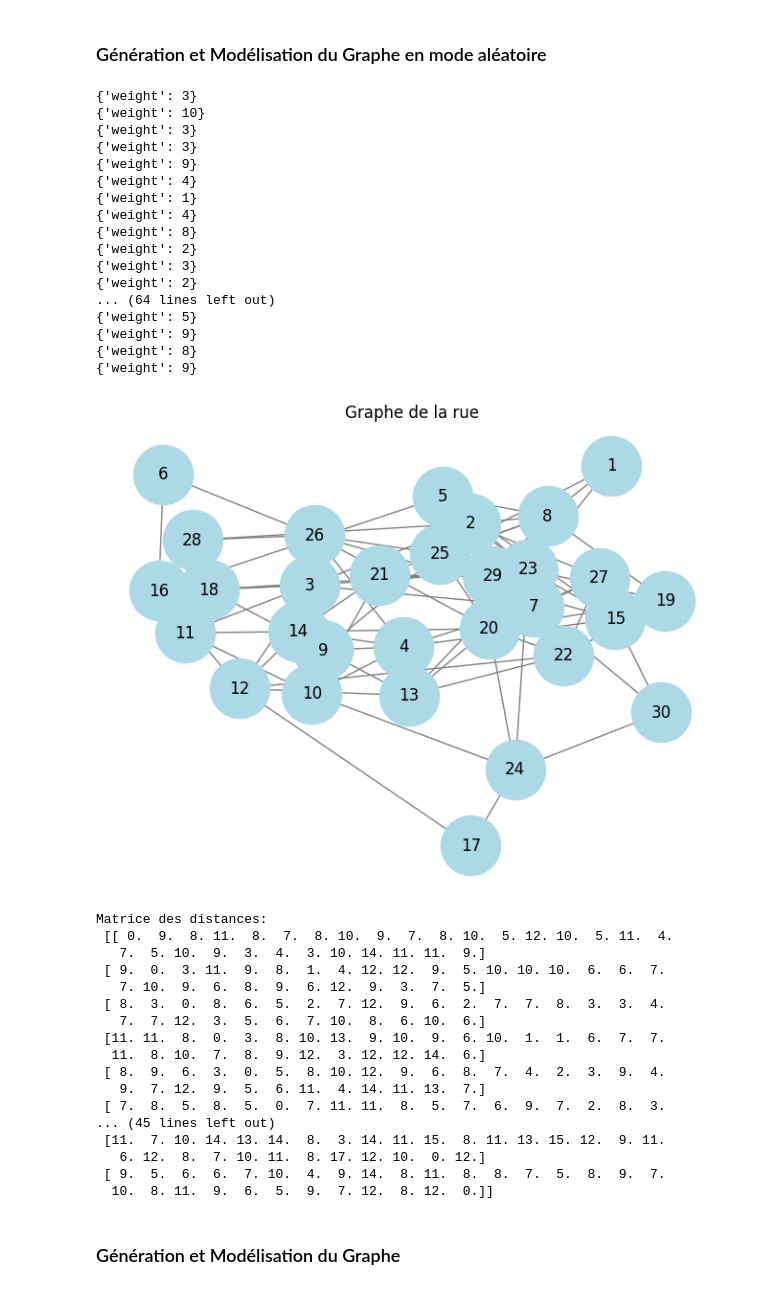
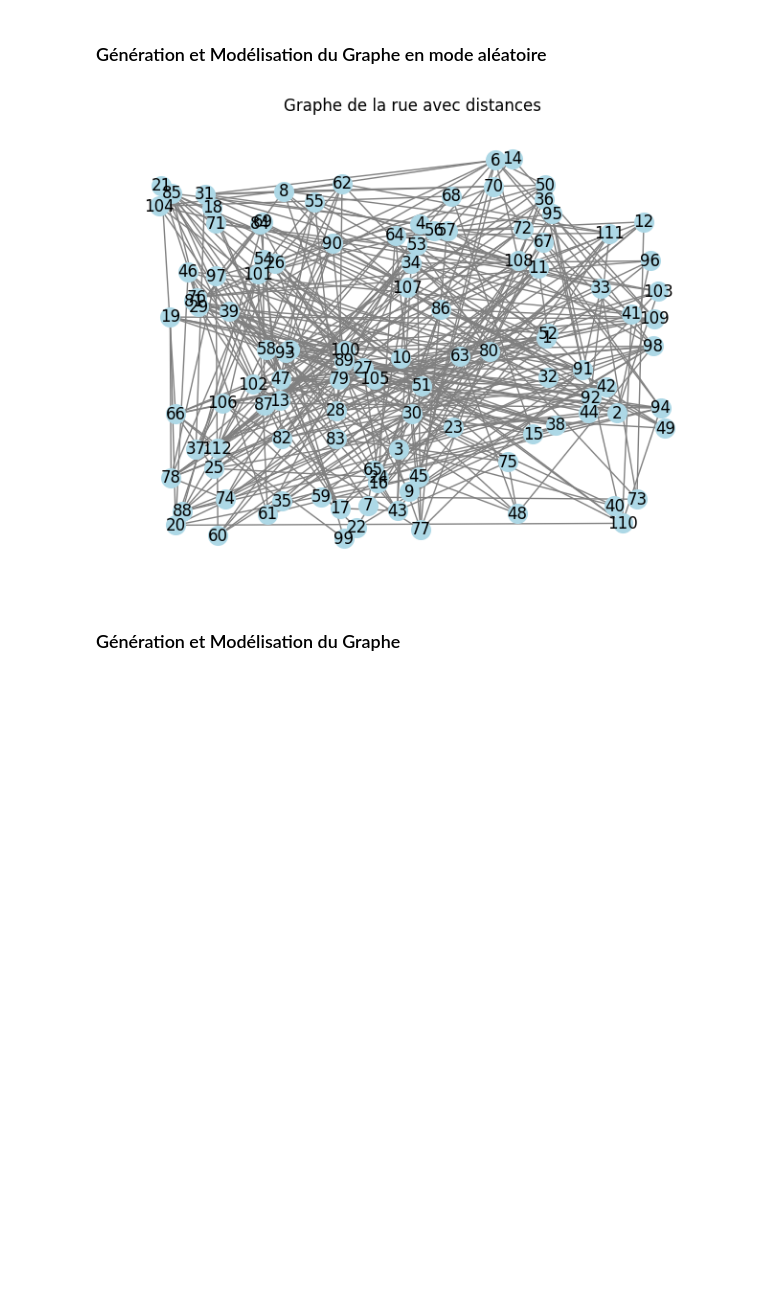
Before and after one commit to AirG213/Projet-Recherche-Operationnelle, a Jupyter notebook: Livrable2.ipynb, the cells around one changed output. Cells and saved outputs as stored; diff of their text form; code cells hidden in the pictures; blank space fills up the shorter version.

```diff
--- a/Livrable2.ipynb
+++ b/Livrable2.ipynb
@@ -111,79 +111,46 @@ ERROR: Could not open requirements file: [Errno 2] No such file or directory: 'r
 # %%
 import networkx as nx
 import matplotlib.pyplot as plt
 import random
+import numpy as np
 
+# Création du graphe
 G = nx.Graph()
 
-users = []
-
-randomNumber = random.randint(20, 30)
-
 # Ajout des utilisateurs
-for i in range(randomNumber):
-    users.append(i+1)
+randomNumber = random.randint(100, 120)
+users = list(range(1, randomNumber + 1))
 
 # Ajout des nœuds dans le graphe
 G.add_nodes_from(users)
 
-# Ajout des amitiés avec cohérence
+# Génération des positions aléatoires pour les utilisateurs
+positions = {user: (random.uniform(0, 200), random.uniform(0, 200)) for user in users}
+
+# Ajout des amitiés avec distances basées sur les positions
 for i in range(randomNumber):
     numFriends = random.randint(1, 5)  # Chaque utilisateur aura entre 1 et 5 amis
     for _ in range(numFriends):
         while True:
             friend = random.randint(1, randomNumber)
-            if friend != i+1 and not G.has_edge(i+1, friend):
-                G.add_edge(i+1, friend, weight=random.randint(1, 10))
+            if friend != i + 1 and not G.has_edge(i + 1, friend):
+                # Calcul de la distance euclidienne entre les positions
+                pos_i = positions[i + 1]
+                pos_friend = positions[friend]
+                distance = np.sqrt((pos_i[0] - pos_friend[0]) ** 2 + (pos_i[1] - pos_friend[1]) ** 2)
+                G.add_edge(i + 1, friend, weight=distance)
                 break
 
-# for (u, v) in G.edges():
-#     G.edges[u, v]['weight'] = random.randint(1, 10)
-
 # Visualisation du graphe
-pos = nx.spring_layout(G)
-nx.draw(G, pos, with_labels=True, node_color='lightblue', node_size=2000, edge_color='gray')
-plt.title("Graphe de la rue")
+nx.draw(G, positions, with_labels=True, node_color='lightblue', node_size=200, edge_color='gray')
+plt.title("Graphe de la rue avec distances")
 plt.show()
 
 # Calcul de la matrice des distances
-distances = nx.floyd_warshall_numpy(G)
-print("Matrice des distances:\n", distances)
+# distances = nx.floyd_warshall_numpy(G)
+# print("Matrice des distances:\n", distances)
 # %% [output]
-{'weight': 3}
-{'weight': 10}
-{'weight': 3}
-{'weight': 3}
-{'weight': 9}
-{'weight': 4}
-{'weight': 1}
-{'weight': 4}
-{'weight': 8}
-{'weight': 2}
-{'weight': 3}
-{'weight': 2}
-... (64 lines left out)
-{'weight': 5}
-{'weight': 9}
-{'weight': 8}
-{'weight': 9}
-[figure, old version]
+[figure, new version]
-Matrice des distances:
- [[ 0.  9.  8. 11.  8.  7.  8. 10.  9.  7.  8. 10.  5. 12. 10.  5. 11.  4.
-   7.  5. 10.  9.  3.  4.  3. 10. 14. 11. 11.  9.]
- [ 9.  0.  3. 11.  9.  8.  1.  4. 12. 12.  9.  5. 10. 10. 10.  6.  6.  7.
-   7. 10.  9.  6.  8.  9.  6. 12.  9.  3.  7.  5.]
- [ 8.  3.  0.  8.  6.  5.  2.  7. 12.  9.  6.  2.  7.  7.  8.  3.  3.  4.
-   7.  7. 12.  3.  5.  6.  7. 10.  8.  6. 10.  6.]
- [11. 11.  8.  0.  3.  8. 10. 13.  9. 10.  9.  6. 10.  1.  1.  6.  7.  7.
-  11.  8. 10.  7.  8.  9. 12.  3. 12. 12. 14.  6.]
- [ 8.  9.  6.  3.  0.  5.  8. 10. 12.  9.  6.  8.  7.  4.  2.  3.  9.  4.
-   9.  7. 12.  9.  5.  6. 11.  4. 14. 11. 13.  7.]
- [ 7.  8.  5.  8.  5.  0.  7. 11. 11.  8.  5.  7.  6.  9.  7.  2.  8.  3.
-... (45 lines left out)
- [11.  7. 10. 14. 13. 14.  8.  3. 14. 11. 15.  8. 11. 13. 15. 12.  9. 11.
-   6. 12.  8.  7. 10. 11.  8. 17. 12. 10.  0. 12.]
- [ 9.  5.  6.  6.  7. 10.  4.  9. 14.  8. 11.  8.  8.  7.  5.  8.  9.  7.
-  10.  8. 11.  9.  6.  5.  9.  7. 12.  8. 12.  0.]]
 # %% [markdown]
 ### Génération et Modélisation du Graphe
 # %%
```
Also changed, not shown: parts of 4 cells of this notebook.
